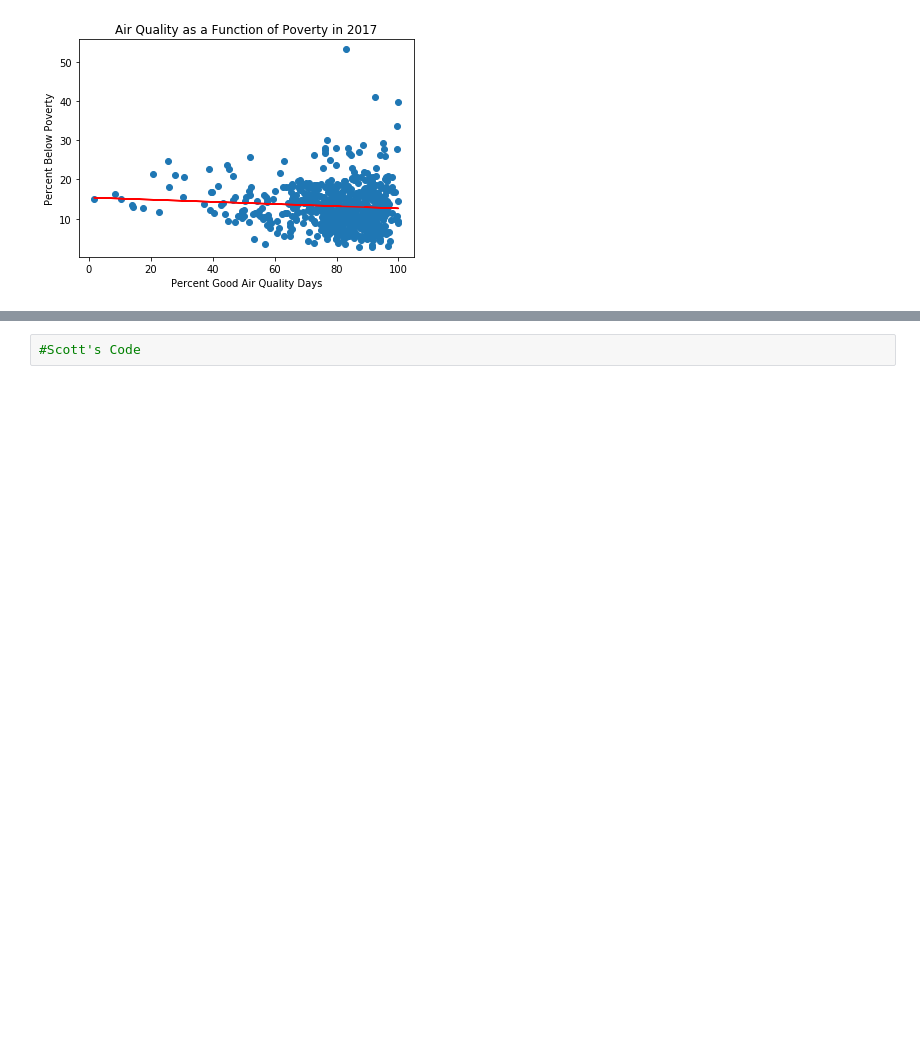
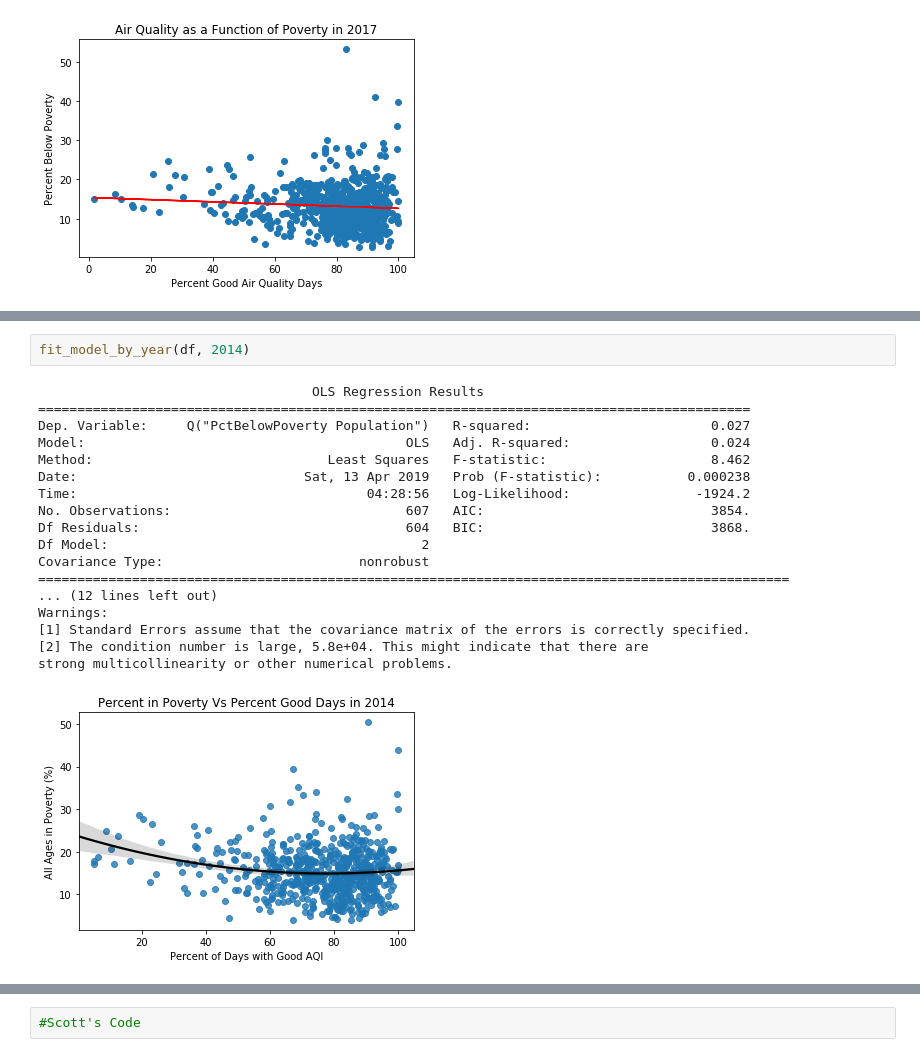
Before and after one commit to dkloepper/project-one, a Jupyter notebook: AnalysisNotebook.ipynb, the cells around one changed output, grey strips where cells are left out. Saved outputs shown, nothing was run; the diff lists cells and outputs as text; blank space fills up the shorter version.

```diff
--- a/AnalysisNotebook.ipynb
+++ b/AnalysisNotebook.ipynb
@@ -178,0 +379,21 @@ the slope of the fitted line is not significantly different from zero for the 20
+# %%
+fit_model_by_year(df, 2014)
+# %% [output]
+                                   OLS Regression Results
+===========================================================================================
+Dep. Variable:     Q("PctBelowPoverty Population")   R-squared:                       0.027
+Model:                                         OLS   Adj. R-squared:                  0.024
+Method:                              Least Squares   F-statistic:                     8.462
+Date:                             Sat, 13 Apr 2019   Prob (F-statistic):           0.000238
+Time:                                     04:28:56   Log-Likelihood:                -1924.2
+No. Observations:                              607   AIC:                             3854.
+Df Residuals:                                  604   BIC:                             3868.
+Df Model:                                        2
+Covariance Type:                         nonrobust
+================================================================================================
+... (12 lines left out)
+Warnings:
+[1] Standard Errors assume that the covariance matrix of the errors is correctly specified.
+[2] The condition number is large, 5.8e+04. This might indicate that there are
+strong multicollinearity or other numerical problems.
+[figure, added]
```
Also changed, not shown: parts of 18 cells of this notebook.
